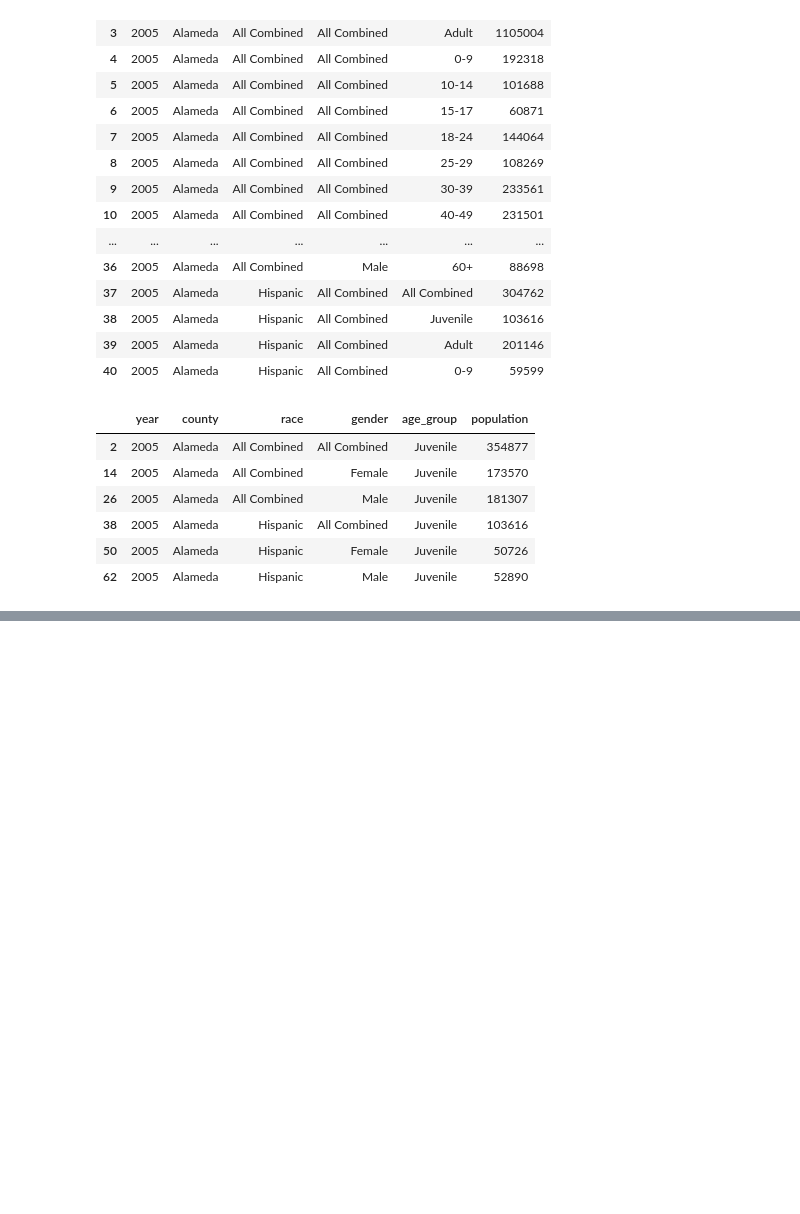
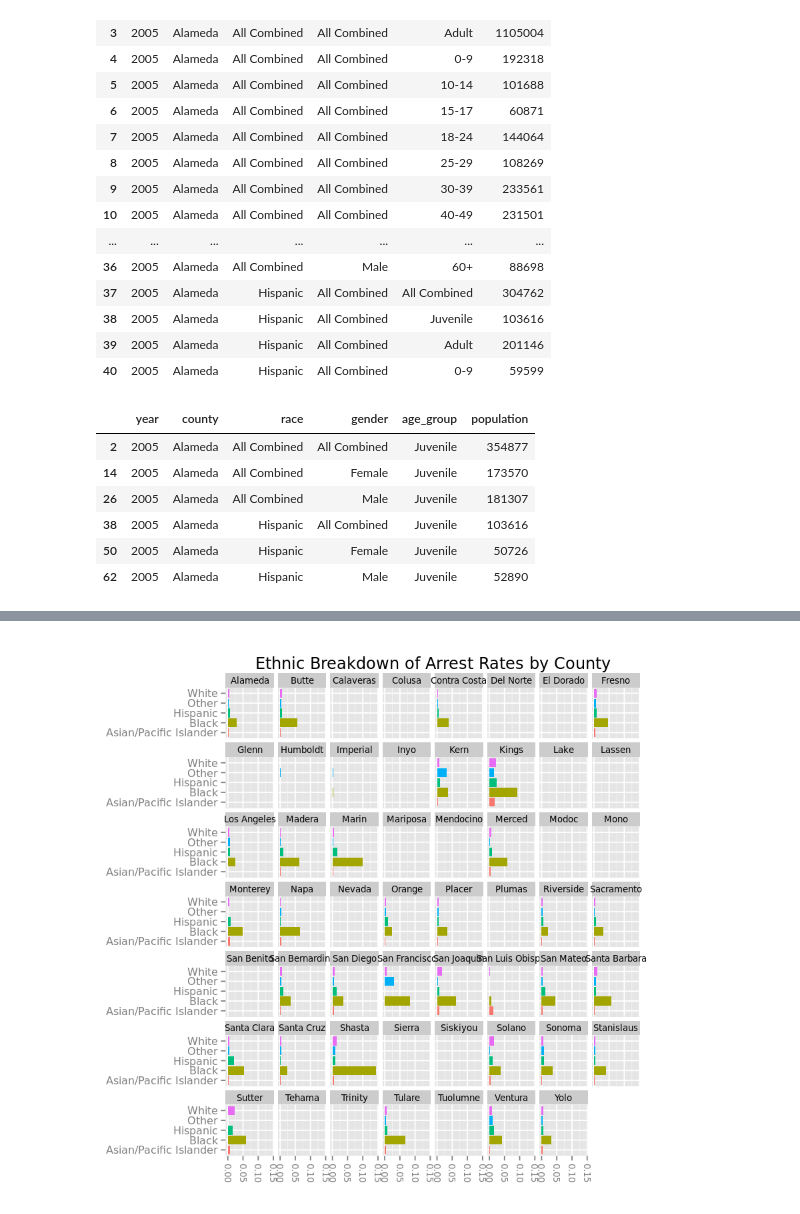
Before and after one commit to sfbrigade/data-science-wg, a Jupyter notebook: projects-in-this-repo/CA_DOJ_OpenJustice/OpenJustice_explore_ethnic_jv.ipynb, the cells around one changed output, grey strips where cells are left out. Saved outputs shown, nothing was run; the diff lists cells and outputs as text; code cells hidden in the pictures; blank space fills up the shorter version.

Commit message:
Joined data and performed stat test #1.

```diff
--- a/projects-in-this-repo/CA_DOJ_OpenJustice/OpenJustice_explore_ethnic_jv.ipynb
+++ b/projects-in-this-repo/CA_DOJ_OpenJustice/OpenJustice_explore_ethnic_jv.ipynb
@@ -166,0 +183,7 @@ unique(dat_pop_jv$race)
+# %%
+## Join the pop and arrests datasets.
+## Start by relabeling the 'race' variable in the pop table. Also, until we've bound all years together,
+## let's subset pop figures to 2013.
+names(dat_pop_jv)[3] <- "race_or_ethnicity"
+names(cty_ethnic)[2] <- "year"
+dat_joined <- right_join(cty_ethnic, dat_pop_jv[dat_pop_jv$year %in% "2013",], by = c("county","year","race_or_ethnicity"))
@@ -166,0 +219,21 @@ unique(dat_pop_jv$race)
+# %%
+## !! Let's sub out those counties that aren't represented in the arrests file.
+dat_joined <- dat_joined[!(dat_joined$county %in% "Alpine" |
+                           dat_joined$county %in% "Amador" |
+                           dat_joined$county %in% "Yuba"),]
+
+## Let's zero out any remaining NAs in the 'total' columns.
+dat_joined$total[is.na(dat_joined$total)] <- 0
+
+## Now, let's try that first panel plot, but normalized by population.
+plot_ethnic_norm <- ggplot(dat_joined[!(dat_joined$race_or_ethnicity %in% "Native American"),],
+                        aes(x = race_or_ethnicity, y = total/population, fill = race_or_ethnicity), na.rm=T) +
+                        geom_bar(stat = "identity") + coord_flip() + facet_wrap(~county) +
+                        theme(axis.text.x=element_text(angle=-90,hjust=1,vjust=0.5, size = 8), axis.text.x=element_text(size = 8),
+                        legend.position = "none", strip.text=element_text(size = 8), axis.title.x=element_blank(),
+                        axis.title.y=element_blank()) +
+                        ggtitle("Ethnic Breakdown of Arrest Rates by County")
+
+## !! Looks like I'll need to address some out of bound issues when it comes to the Y (see warning).
+plot_ethnic_norm
+# %% [output]
@@ -166,0 +242 @@ unique(dat_pop_jv$race)
+[figure, added]
```
Also changed, not shown: parts of 12 cells of this notebook.
